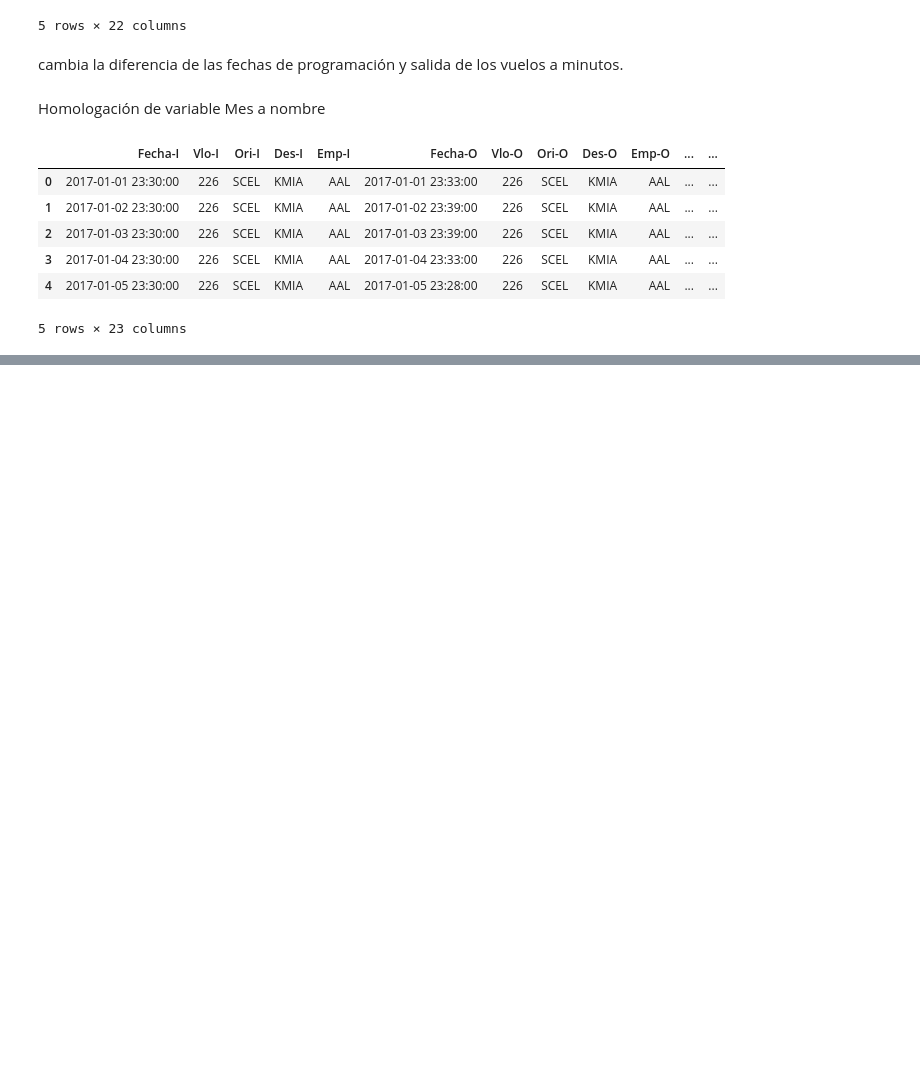
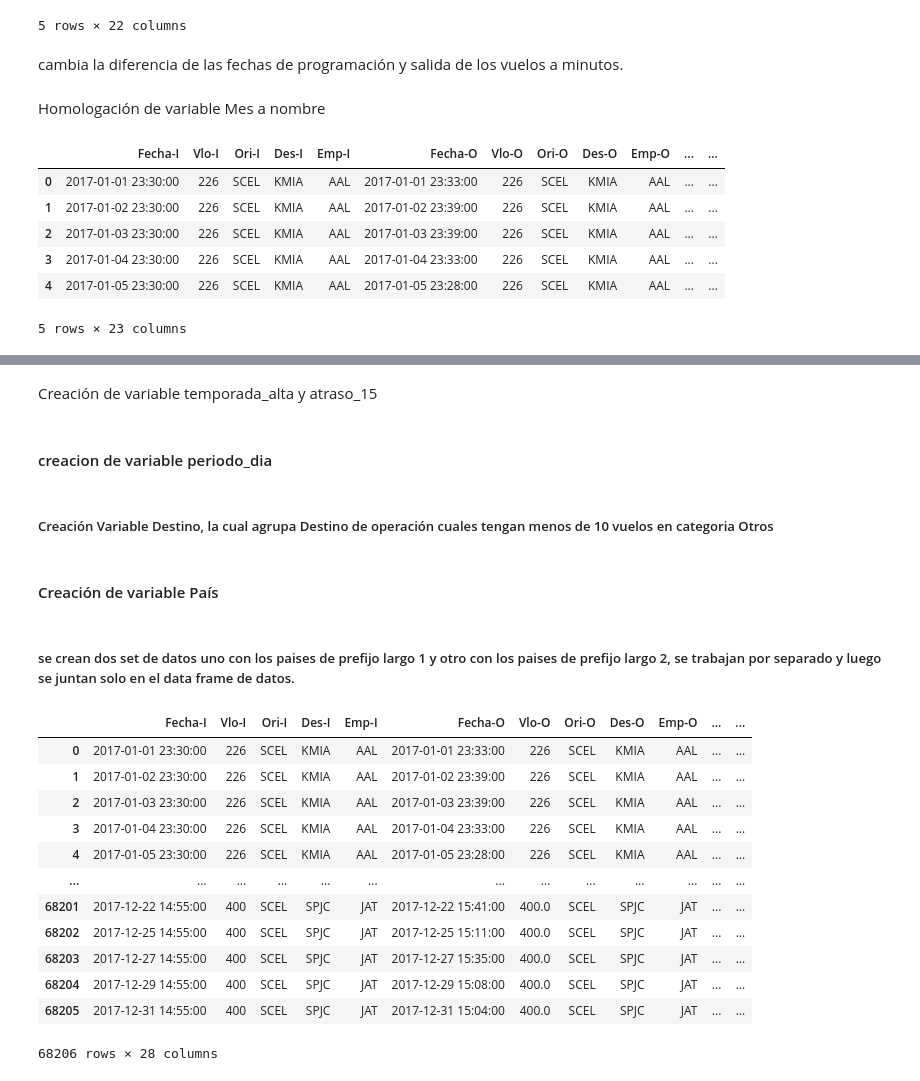
Before and after one commit to andresfuentes007/NTTDATA, a Jupyter notebook: Test_solution_1.ipynb, the cells around one changed output, grey strips where cells are left out. Cells and saved outputs as stored; diff of their text form; code cells hidden in the pictures; blank space fills up the shorter version.

```diff
--- a/Test_solution_1.ipynb
+++ b/Test_solution_1.ipynb
@@ -152,0 +171,2 @@ datos.head()
+# %% [markdown]
+Creación de variable temporada_alta y atraso_15
@@ -152,0 +180,11 @@ datos.head()
+# %% [markdown]
+#### creacion de variable periodo_dia
+# %%
+conditions = [
+    (datos['hora'] >= 5) & (datos['hora'] < 12),
+    (datos['hora'] >= 12) & (datos['hora'] < 19),
+    (datos['hora'] >= 19) | ((datos['hora'] >= 0) & (datos['hora'] < 5))]
+values = ['mañana', 'tarde', 'noche']
+datos['periodo_dia'] = np.select(conditions, values)
+# %% [markdown]
+##### Creación Variable Destino, la cual agrupa Destino de operación cuales tengan menos de 10 vuelos en categoria Otros
@@ -152,0 +205,51 @@ datos.head()
+# %% [markdown]
+#### Creación de variable País
+# %%
+
+paises['Des-O_2'] = paises['Código prefijo']
+paises['Largo'] = paises['Des-O_2'].str.len()
+
+paises_1 = paises[paises['Largo'] == 1]
+paises_2 = paises[paises['Largo'] == 2]
+
+def subs(x):
+    return x[:2]
+datos['Des-O_2'] = datos['Des-O'].apply(subs)
+datos['Des-O_2']
+paises_2 = paises_2.drop(columns=['Largo','Código prefijo'], axis=1)
+paises_1 = paises_1.drop(columns=['Largo','Código prefijo'], axis=1)
+# %% [markdown]
+##### se crean dos set de datos uno con los paises de prefijo largo 1 y otro con los paises de prefijo largo 2, se trabajan por separado y luego se juntan solo en el data frame de datos.
+# %%
+datos_test = datos.merge(paises_2, how='left', left_on='Des-O_2', right_on = 'Des-O_2')
+datos_1 = datos_test[datos_test['País'].isnull()]
+datos_2 = datos_test[datos_test['País'].notnull()]
+
+datos_1 =  datos_1.drop(columns=[ 'País', ], axis=1)
+
+def subs(x):
+    return x[:1]
+datos_1['Des-O_2'] = datos_1['Des-O'].apply(subs)
+datos_1['Des-O_2']
+
+datos_1 = datos_1.merge(paises_1, how='left', left_on='Des-O_2', right_on = 'Des-O_2')
+datos_test = pd.concat([datos_1, datos_2], axis = 0)
+
+datos_test =  datos_test.drop(columns=['LARGO_x','LARGO_y', 'LARGO'], axis=1)
+
+datos_test =  datos_test.drop(columns=[ 'Des-O_2', ], axis=1)
+datos_test
+# %% [output]
+|  | Fecha-I | Vlo-I | Ori-I | Des-I | Emp-I | Fecha-O | Vlo-O | Ori-O | Des-O | Emp-O | ... | ... |
+| 0 | 2017-01-01 23:30:00 | 226 | SCEL | KMIA | AAL | 2017-01-01 23:33:00 | 226 | SCEL | KMIA | AAL | ... | ... |
+| 1 | 2017-01-02 23:30:00 | 226 | SCEL | KMIA | AAL | 2017-01-02 23:39:00 | 226 | SCEL | KMIA | AAL | ... | ... |
+| 2 | 2017-01-03 23:30:00 | 226 | SCEL | KMIA | AAL | 2017-01-03 23:39:00 | 226 | SCEL | KMIA | AAL | ... | ... |
+| 3 | 2017-01-04 23:30:00 | 226 | SCEL | KMIA | AAL | 2017-01-04 23:33:00 | 226 | SCEL | KMIA | AAL | ... | ... |
+| 4 | 2017-01-05 23:30:00 | 226 | SCEL | KMIA | AAL | 2017-01-05 23:28:00 | 226 | SCEL | KMIA | AAL | ... | ... |
+| ... | ... | ... | ... | ... | ... | ... | ... | ... | ... | ... | ... | ... |
+| 68201 | 2017-12-22 14:55:00 | 400 | SCEL | SPJC | JAT | 2017-12-22 15:41:00 | 400.0 | SCEL | SPJC | JAT | ... | ... |
+| 68202 | 2017-12-25 14:55:00 | 400 | SCEL | SPJC | JAT | 2017-12-25 15:11:00 | 400.0 | SCEL | SPJC | JAT | ... | ... |
+| 68203 | 2017-12-27 14:55:00 | 400 | SCEL | SPJC | JAT | 2017-12-27 15:35:00 | 400.0 | SCEL | SPJC | JAT | ... | ... |
+| 68204 | 2017-12-29 14:55:00 | 400 | SCEL | SPJC | JAT | 2017-12-29 15:08:00 | 400.0 | SCEL | SPJC | JAT | ... | ... |
+| 68205 | 2017-12-31 14:55:00 | 400 | SCEL | SPJC | JAT | 2017-12-31 15:04:00 | 400.0 | SCEL | SPJC | JAT | ... | ... |
+68206 rows × 28 columns
```
Also changed, not shown: parts of 31 cells of this notebook.
